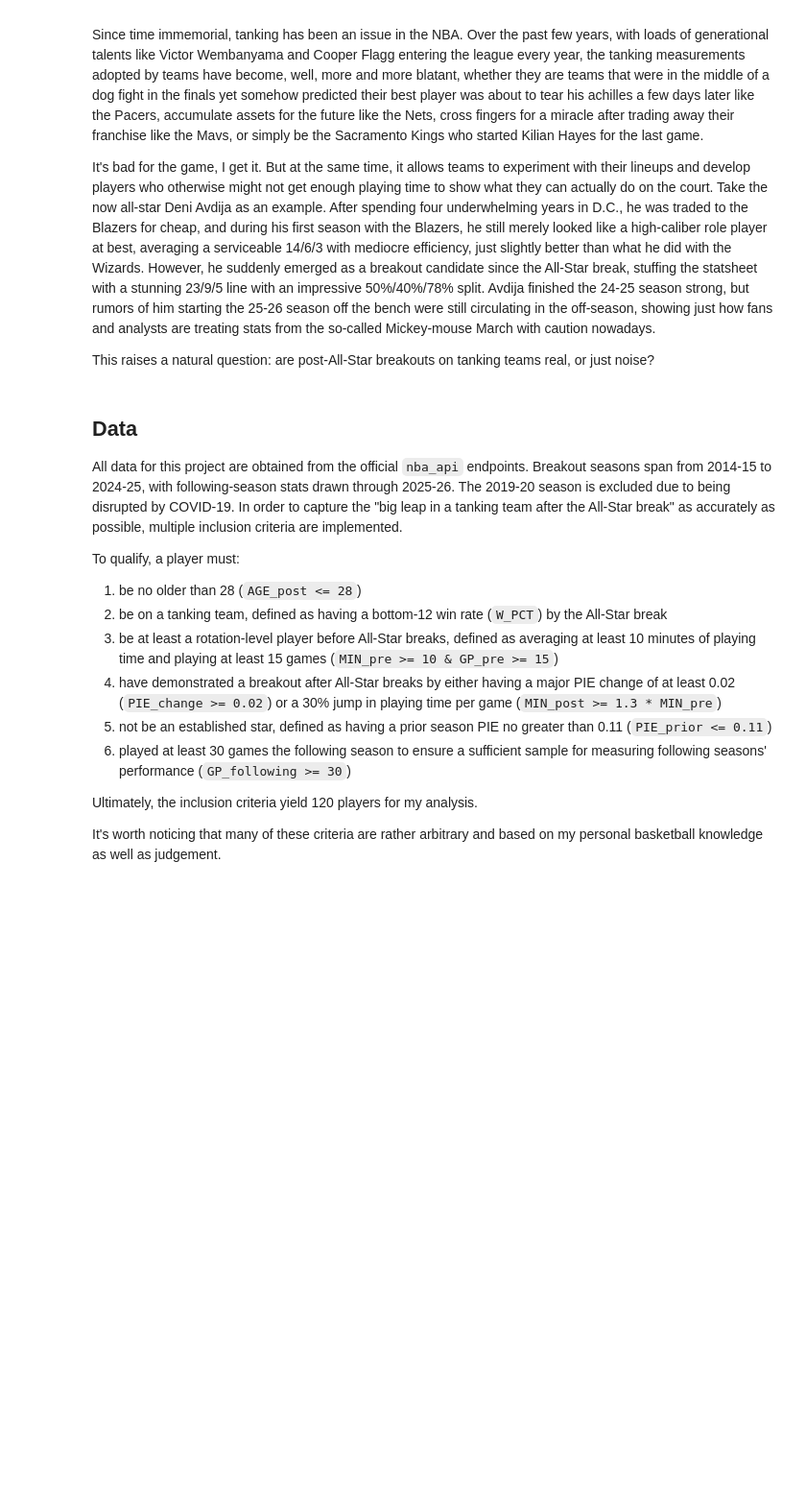
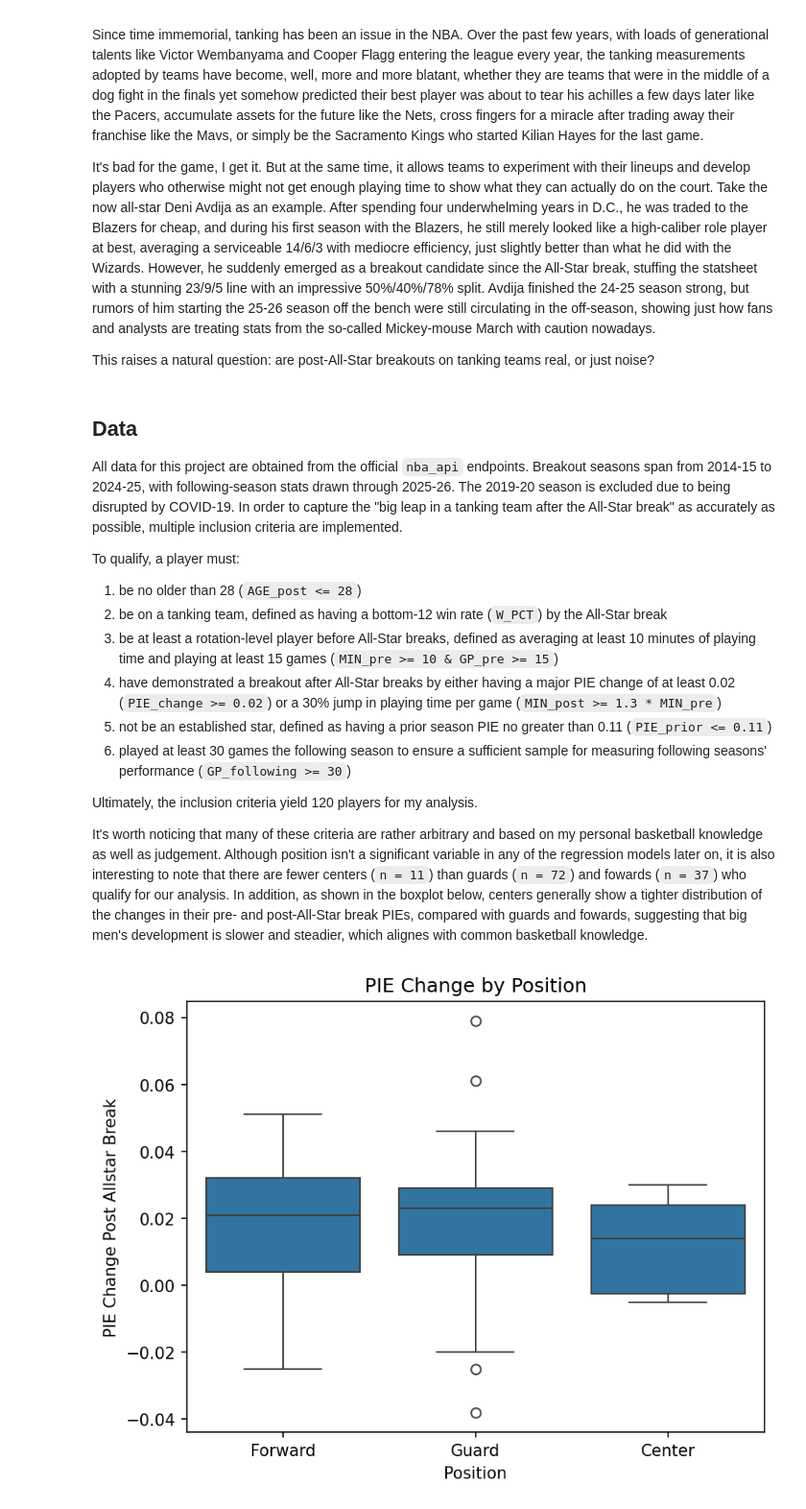
Before and after one commit to BigMikeZ/nba_breakout_analysis, a Jupyter notebook: nba_breakout_final_report.ipynb, the cells around one changed output. Shown at 96% size. Drawn from its saved outputs; the diff is of its cells as text; code cells hidden in the pictures; blank space fills up the shorter version.

Commit message:
Add by-position boxplot and start Methods section

```diff
--- a/nba_breakout_final_report.ipynb
+++ b/nba_breakout_final_report.ipynb
@@ -40,4 +41,8 @@ To qualify, a player must:
 
  Ultimately, the inclusion criteria yield 120 players for my analysis.
 
- It's worth noticing that many of these criteria are rather arbitrary and based on my personal basketball knowledge as well as judgement.
+ It's worth noticing that many of these criteria are rather arbitrary and based on my personal basketball knowledge as well as judgement. Although position isn't a significant variable in any of the regression models later on, it is also interesting to note that there are fewer centers (`n = 11`) than guards (`n = 72`) and fowards (`n = 37`) who qualify for our analysis. In addition, as shown in the boxplot below, centers generally show a tighter distribution of the changes in their pre- and post-All-Star break PIEs, compared with guards and fowards, suggesting that big men's development is slower and steadier, which alignes with common basketball knowledge.
+# %%
+Image('plots/position_boxplot.png')
+# %% [output]
+[figure, added]
```
Also changed, not shown: parts of 2 cells of this notebook.
